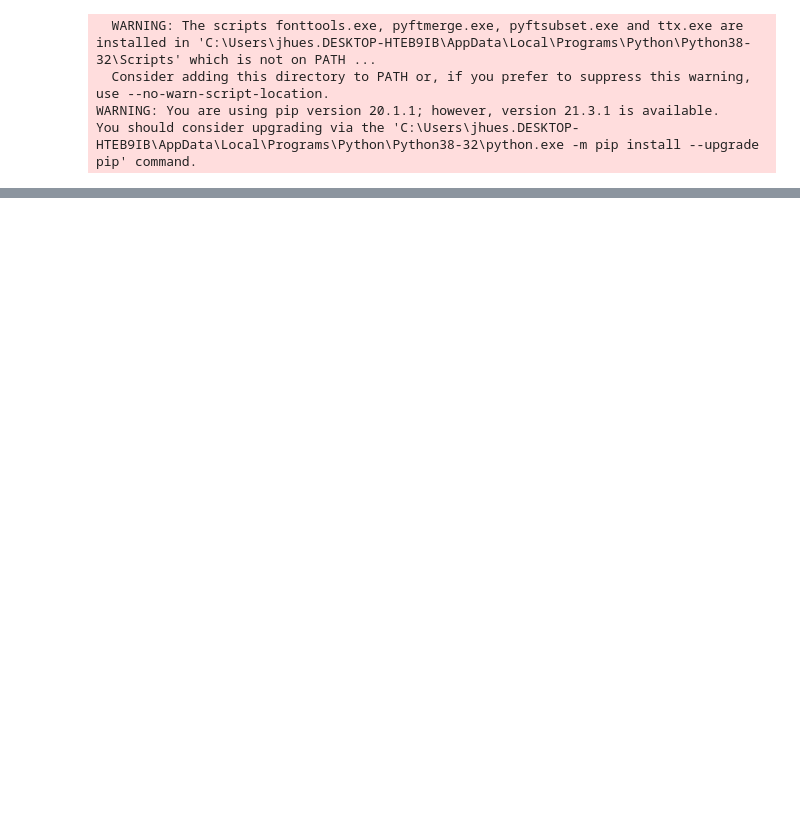
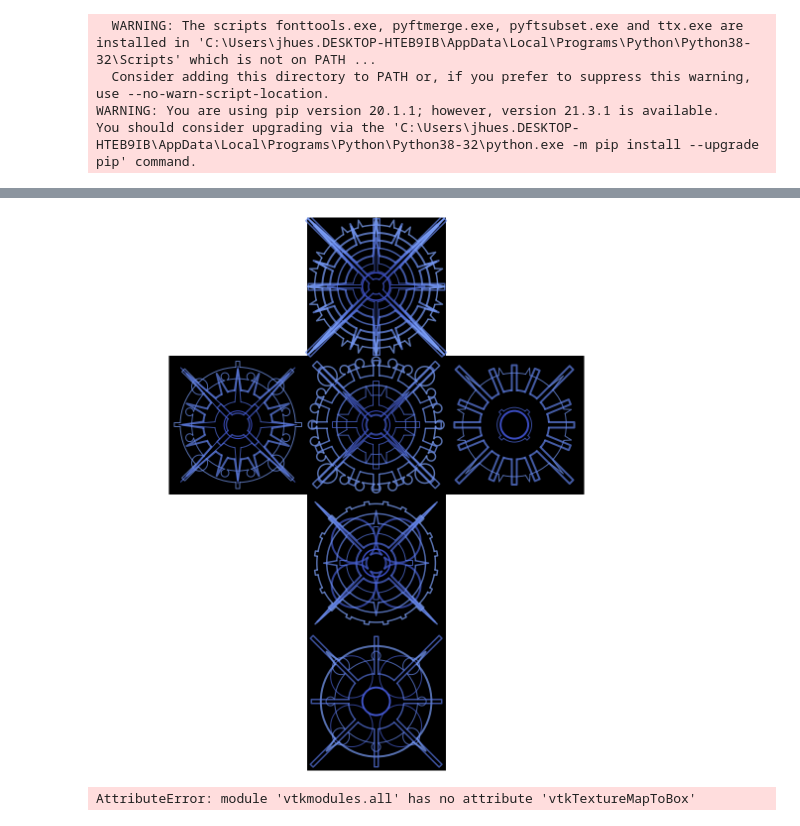
Before and after one commit to jhuessy/pypolygons, a Jupyter notebook: test.ipynb, the cells around one changed output, grey strips where cells are left out. Drawn from its saved outputs; the diff is of its cells as text; code cells hidden in the pictures; blank space fills up the shorter version.

Commit message:
added vtk and mandala positioning

```diff
--- a/test.ipynb
+++ b/test.ipynb
@@ -71,7 +71,7 @@ import numpy as np
 # %%
 def make_fig():
 # %%
-def make_mandala(ax, bgv,cmap_name=None):
+def make_mandala(ax, bgv,cmap_name=None,size_mod=None):
     ax.axis('off')
     ax.set_aspect('equal')
     if cmap_name ==None:
@@ -91,12 +91,16 @@ def make_mandala(ax, bgv,cmap_name=None):
     n = np.random.randint(4,10)
     for i in range(1,n):
         d = (i/n)*bghw*2
-        ornament_space = np.random.rand()*.015+.01
-        max_minors = round((d*10),0)
-        n_minors = np.random.randint(0,max_minors)
+        ornament_space = np.random.rand()*.015*bghw*2+.01*bghw*2
+        max_minors = round((d*30),0)
+        if max_minors == 0:
+            n_minors = 0
+        else:
+            n_minors = np.random.randint(0,max_minors)
         n_ornaments = n_axes*(1+n_minors)
         ornament_type = np.random.choice(['circle', 'triangle' ,'square'])
         ornament_theta = np.arcsin(ornament_space/(d/2))*(180/np.pi)
+        #print("ornament theta valid: {nancheck}, arcsin args: {arcsinargs}, ornament space: {ospace}, d: {d}".format(**{'nancheck':math.isnan(ornament_theta)==False, 'arcsinargs':ornament_space/(d/2),"ospace":ornament_space,"d":d}))
         len_arc = 360/n_ornaments
         ornament_lw = np.random.randint(2,5)
         ornament_alpha = .7
@@ -107,11 +111,11 @@ def make_mandala(ax, bgv,cmap_name=None):
             bg_rotation =45
         for j in range(n_ornaments):
             if n_minors==0:
-                ornament_size=.025+ornament_growth*(bgr-d/2-.03)
+                ornament_size=.025*bghw+ornament_growth*(bgr-d/2-.03*bghw)
             elif (j+1)%(n_minors+1) == 0:
-                ornament_size=.025+ornament_growth*(bgr-d/2-.03)
+                ornament_size=.025*bghw+ornament_growth*(bgr-d/2-.03*bghw)
             else:
-                ornament_size=.025+ornament_growth*(bghw-d/2-.03)
+                ornament_size=.025*bghw+ornament_growth*(bghw-d/2-.03*bghw)
             o_d = ((d/2)**2-(ornament_space/2)**2)**.5 + ((ornament_size/2)**2-(ornament_space/2)**2)**.5
             theta1 = j*len_arc+ornament_theta+bg_rotation
             theta2 = (j+1)*len_arc-ornament_theta+bg_rotation
@@ -141,6 +145,7 @@ def make_mandala(ax, bgv,cmap_name=None):
                 s.set_lw(ornament_lw)
                 ax.add_line(s)
             if ornament_type == 'square':
+                #max_rectangle =
                 o_angle = (theta2+ornament_theta)*np.pi/180
                 h_increment = np.cos(o_angle)*ornament_size
                 v_increment = np.sin(o_angle)*ornament_size
@@ -205,0 +176,21 @@ You should consider upgrading via the 'C:\Users\jhues.DESKTOP-HTEB9IB\AppData\Lo
+# %%
+def relocate(coords, new_vertex):
+    new_coords = []
+    for coord in coords:
+        new_coords.append([coord[0]+new_vertex[0], coord[1]+new_vertex[1]])
+    return new_coords
+# %%
+square_shape = [[0,0], [0,.25], [.25,.25], [.25,0]]
+# %%
+cross_vertices = [[.375,0], [.375,.25], [.375,.5], [.375,.75], [.125,.5], [.625,.5]]
+# %%
+plt.rcParams['figure.figsize'] = [10, 5]
+fig, ax = plt.subplots()
+fig.set_size_inches((20,27))
+for vertex in cross_vertices:
+    bgv = relocate(square_shape, vertex)
+    make_mandala(ax,bgv, cmap_name = 'coolwarm')
+plt.savefig('yourimage.jpg')
+plt.show()
+# %% [output]
+[figure, added]
@@ -205,0 +294,40 @@ You should consider upgrading via the 'C:\Users\jhues.DESKTOP-HTEB9IB\AppData\Lo
+# %%
+# Create a render window
+ren = vtk.vtkRenderer()
+renWin = vtk.vtkRenderWindow()
+renWin.AddRenderer(ren)
+renWin.SetSize(480,480)
+iren = vtk.vtkRenderWindowInteractor()
+iren.SetRenderWindow(renWin)
+
+# Generate a cube
+cube = vtk.vtkCubeSource()
+
+# Read the image data from a file
+reader = vtk.vtkJPEGReader()
+reader.SetFileName("yourimage.jpg")
+
+# Create texture object
+texture = vtk.vtkTexture()
+texture.SetInputConnection(reader.GetOutputPort())
+
+#Map texture coordinates
+map_to_plane = vtk.vtkTextureMapToBox()
+map_to_plane.SetInputConnection(cube.GetOutputPort())
+
+# Create mapper and set the mapped texture as input
+mapper = vtk.vtkPolyDataMapper()
+mapper.SetInputConnection(map_to_plane.GetOutputPort())
+
+# Create actor and set the mapper and the texture
+actor = vtk.vtkActor()
+actor.SetMapper(mapper)
+actor.SetTexture(texture)
+
+ren.AddActor(actor)
+
+iren.Initialize()
+renWin.Render()
+iren.Start()
+# %% [output]
+AttributeError: module 'vtkmodules.all' has no attribute 'vtkTextureMapToBox'
```
Also changed, not shown: parts of 9 cells of this notebook.
